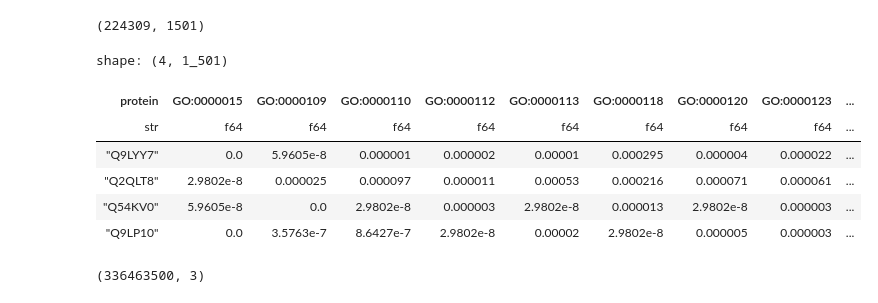
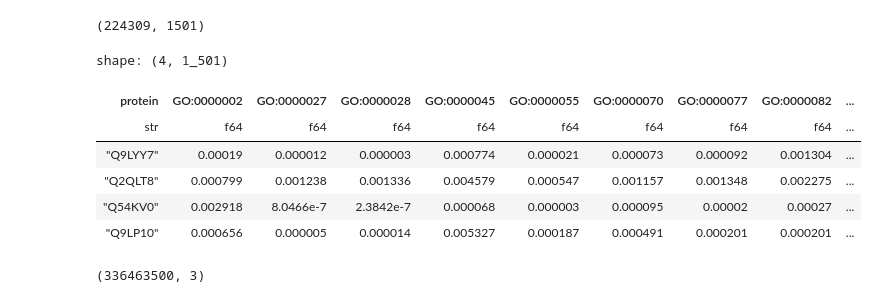
Before and after one commit to sumaniitm/cafa-6-protein-function-prediction-kaggle, a Jupyter notebook: cafa6-baseline-and-feature-engineering.ipynb, the cells around one changed output. Drawn from its saved outputs; the diff is of its cells as text; code cells hidden in the pictures.

```diff
--- a/cafa6-baseline-and-feature-engineering.ipynb
+++ b/cafa6-baseline-and-feature-engineering.ipynb
@@ -428,7 +428,7 @@ def generate_tf_datasets(p_df, p_BATCH_SIZE_PER_REPLICA, p_label_cols):
 
     return tf_ds
 # %%
-x_train, x_for_valid = train_test_split(x_train_main_mf, test_size=0.3, random_state=42)
+x_train, x_for_valid = train_test_split(x_train_main_bp, test_size=0.3, random_state=42)
 x_test, x_valid = train_test_split(x_for_valid, test_size=0.2, random_state=42)
 
 print("********* Details ****************")
@@ -443,9 +443,9 @@ Validation data shape : (3211, 1502)
 # %%
 bias_arr_prep_dict = {}
 
-for i in range(len(label_cols_mf)):
-    bias_arr_prep_dict[label_cols_mf[i]] = x_train.group_by([label_cols_mf[i]]).agg(pl.col("protein_accession_id").count())\
-    .filter(pl.col(label_cols_mf[i])==1.0).item(0,1)
+for i in range(len(label_cols_bp)):
+    bias_arr_prep_dict[label_cols_bp[i]] = x_train.group_by([label_cols_bp[i]]).agg(pl.col("protein_accession_id").count())\
+    .filter(pl.col(label_cols_bp[i])==1.0).item(0,1)
 # %%
 #bias_arr_prep_dict
 
@@ -598,8 +598,8 @@ df_test_features.columns
 submission_embeds = pl.Series(df_test_features.select(pl.col('embedding_arrays'))).to_list()
 # %%
 pos_dict = {}
-for i in range(len(label_cols_cc)):
-    pos_dict[i] = label_cols_cc[i]
+for i in range(len(label_cols_bp)):
+    pos_dict[i] = label_cols_bp[i]
 
 print(pos_dict[0])
 # %% [output]
@@ -676,5 +676,5 @@ I0000 00:00:1764521193.807898    1287 tpu_compilation_cache_interface.cc:541] Af
 # %%
 all_predictions[0]
 # %%
-semi_final_df_cc = pl.DataFrame(all_predictions)
+semi_final_df_bp = pl.DataFrame(all_predictions)
 # %%
@@ -682,13 +682,13 @@ semi_final_df_cc.shape
 # %% [output]
 (224309, 1501)
 # %%
-semi_final_df_cc.head(4)
+semi_final_df_bp.head(4)
 # %% [output]
 shape: (4, 1_501)
-| protein | GO:0000015 | GO:0000109 | GO:0000110 | GO:0000112 | GO:0000113 | GO:0000118 | GO:0000120 | GO:0000123 | ... |
+| protein | GO:0000002 | GO:0000027 | GO:0000028 | GO:0000045 | GO:0000055 | GO:0000070 | GO:0000077 | GO:0000082 | ... |
 | str | f64 | f64 | f64 | f64 | f64 | f64 | f64 | f64 | ... |
-| "Q9LYY7" | 0.0 | 5.9605e-8 | 0.000001 | 0.000002 | 0.00001 | 0.000295 | 0.000004 | 0.000022 | ... |
-| "Q2QLT8" | 2.9802e-8 | 0.000025 | 0.000097 | 0.000011 | 0.00053 | 0.000216 | 0.000071 | 0.000061 | ... |
-| "Q54KV0" | 5.9605e-8 | 0.0 | 2.9802e-8 | 0.000003 | 2.9802e-8 | 0.000013 | 2.9802e-8 | 0.000003 | ... |
-| "Q9LP10" | 0.0 | 3.5763e-7 | 8.6427e-7 | 2.9802e-8 | 0.00002 | 2.9802e-8 | 0.000005 | 0.000003 | ... |
+| "Q9LYY7" | 0.00019 | 0.000012 | 0.000003 | 0.000774 | 0.000021 | 0.000073 | 0.000092 | 0.001304 | ... |
+| "Q2QLT8" | 0.000799 | 0.001238 | 0.001336 | 0.004579 | 0.000547 | 0.001157 | 0.001348 | 0.002275 | ... |
+| "Q54KV0" | 0.002918 | 8.0466e-7 | 2.3842e-7 | 0.000068 | 0.000003 | 0.000095 | 0.00002 | 0.00027 | ... |
+| "Q9LP10" | 0.000656 | 0.000005 | 0.000014 | 0.005327 | 0.000187 | 0.000491 | 0.000201 | 0.000201 | ... |
 # %%
```
Also changed, not shown: parts of 15 cells of this notebook.
